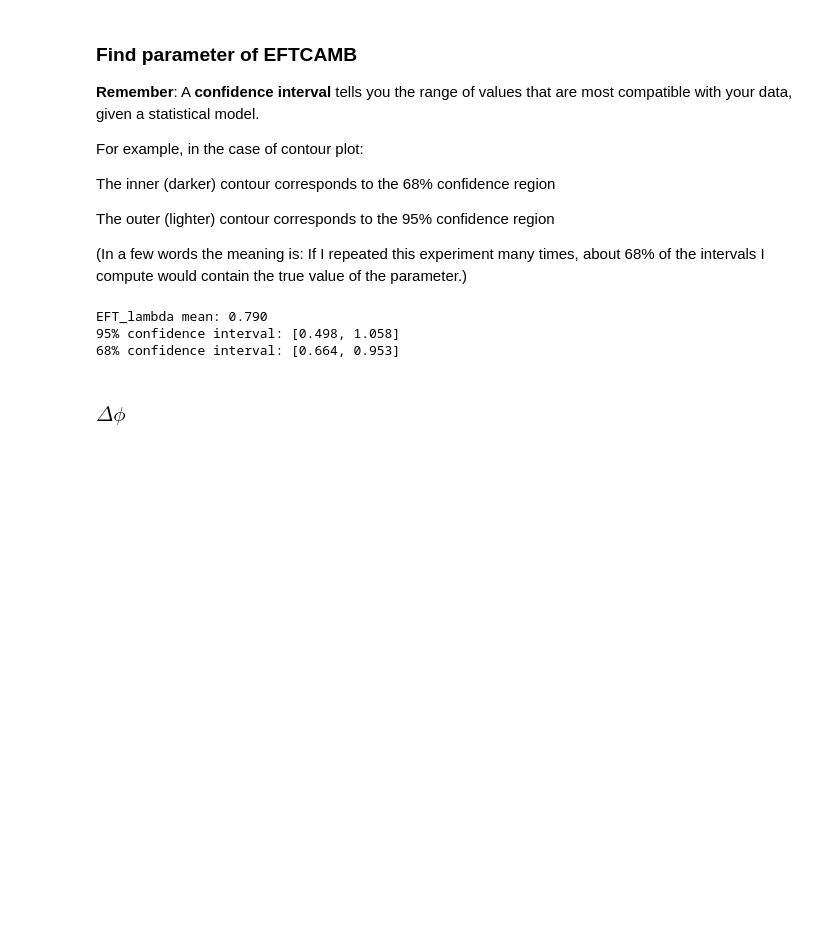
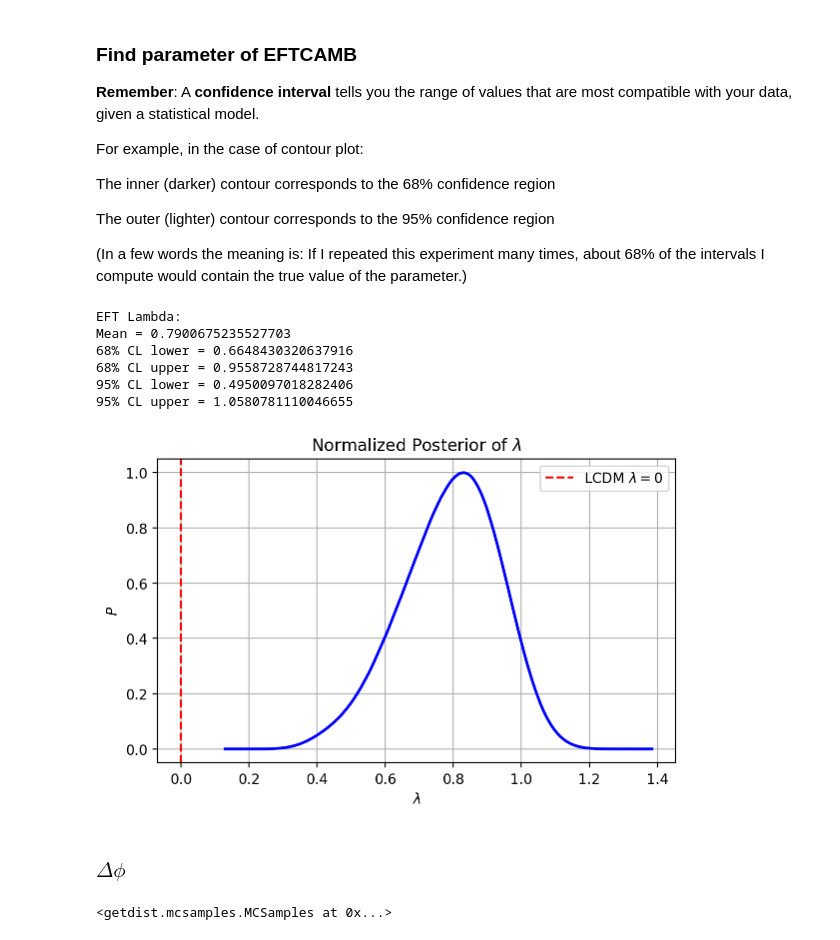
Before and after one commit to Gatti-Andrea/master-thesis, a Jupyter notebook: comparison/planck_all/planck_all_compare.ipynb, the cells around one changed output. Cells and saved outputs as stored; diff of their text form; code cells hidden in the pictures; blank space fills up the shorter version.

```diff
--- a/comparison/planck_all/planck_all_compare.ipynb
+++ b/comparison/planck_all/planck_all_compare.ipynb
@@ -72,40 +79,49 @@ The outer (lighter) contour corresponds to the 95% confidence region
 # %%
 # Get the MargeStats object
 marg_stats = samples_exp.getMargeStats()
 
 # Get statistics for the parameter 'EFT_lambda'
 lambda_stats = marg_stats.parWithName('EFT_lambda')
 
-# Extract values
-mean = lambda_stats.mean
-limits = lambda_stats.limits
+print("EFT Lambda:")
+print("Mean =", lambda_stats.mean)
+print("68% CL lower =", lambda_stats.limits[0].lower)
+print("68% CL upper =", lambda_stats.limits[0].upper)
+print("95% CL lower =", lambda_stats.limits[1].lower)
+print("95% CL upper =", lambda_stats.limits[1].upper)
 
-# Check limit type
-if limits[1].lower is None:
-    # One-sided upper bound
-    upper = limits[1].upper
-    print(f"EFT_lambda < {upper:.3f} at 95% CL (mean = {mean:.3f})")
-else:
-    lower = limits[1].lower
-    upper = limits[1].upper
-    print(f"EFT_lambda mean: {mean:.3f}")
-    print(f"95% confidence interval: [{lower:.3f}, {upper:.3f}]")
+#Plot
+density = samples_exp.get1DDensity('EFT_lambda')
 
-# Use limits[0] → this is the 68% confidence interval
-limits_68 = lambda_stats.limits[0]
+# x: parameter values
+lambda_vals = density.x
 
-# Check if it's one-sided or two-sided
-if limits_68.lower is None:
-    print(f"EFT_lambda < {limits_68.upper:.3f} at 68% CL (mean = {mean:.3f})")
-elif limits_68.upper is None:
-    print(f"EFT_lambda > {limits_68.lower:.3f} at 68% CL (mean = {mean:.3f})")
-else:
-    #print(f"EFT_lambda mean: {mean:.3f}")
-    print(f"68% confidence interval: [{limits_68.lower:.3f}, {limits_68.upper:.3f}]")
+# y: marginalized posterior values
+P_lambda = density.P
+
+# Normalize to peak
+P_lambda_norm = P_lambda / np.max(P_lambda)
+
+
+plt.figure(figsize=(6, 4))
+plt.plot(lambda_vals, P_lambda_norm, color='blue', lw=2)
+# add vertical line in lambda = 0 for the lambdaCDM:
+plt.axvline(x=0, color='red', linestyle='--', label='LCDM $\lambda=0$')
+plt.xlabel(r'$\lambda$')
+plt.ylabel(r'$P$')
+plt.title('Normalized Posterior of $\lambda$')
+plt.legend()
+plt.grid(True)
+plt.tight_layout()
+plt.show()
 # %% [output]
-EFT_lambda mean: 0.790
-95% confidence interval: [0.498, 1.058]
-68% confidence interval: [0.664, 0.953]
+EFT Lambda:
+Mean = 0.7900675235527703
+68% CL lower = 0.6648430320637916
+68% CL upper = 0.9558728744817243
+95% CL lower = 0.4950097018282406
+95% CL upper = 1.0580781110046655
+[figure, added]
 # %% [markdown]
 ### $\Delta \phi$
 # %%
@@ -119,7 +135,14 @@ sqrt_omega = np.sqrt(omega_lambda)
 ln_term = np.log((1 + sqrt_omega) / (1 - sqrt_omega))
 delta_phi_samples = (lambda_samples / 3.0) * (ln_term / sqrt_omega - 2)
 
-# Add Delta_phi as a derived parameter
-#if 'Delta_phi' not in samples_exp.getParamNames().names:
-    #samples_exp.addDerived(delta_phi_samples, name='Delta_phi', label='\\Delta\\phi')
-#print([param.name for param in samples_exp.paramNames.names]) # Check if Delta_phi is added
+# Add Δφ as a derived parameter to the MCSamples object
+samples_exp.addDerived(
+    delta_phi_samples,
+    name='delta_phi',
+    label=r'\Delta\phi'
+)
+
+# Update internal stats (mean, limits, etc.)
+samples_exp.updateBaseStatistics()
+# %% [output]
+<getdist.mcsamples.MCSamples at 0x...>
```
Also changed, not shown: parts of 18 cells of this notebook, 6 other files.
